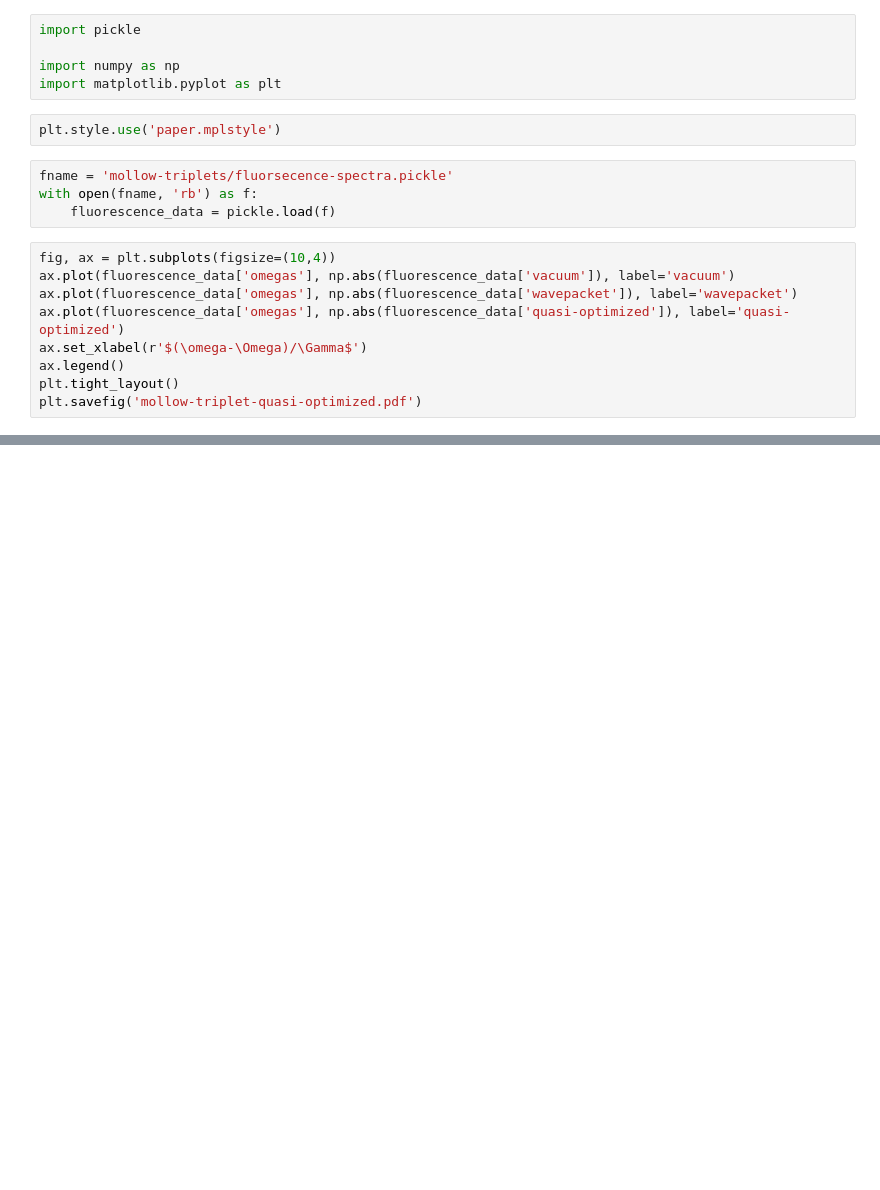
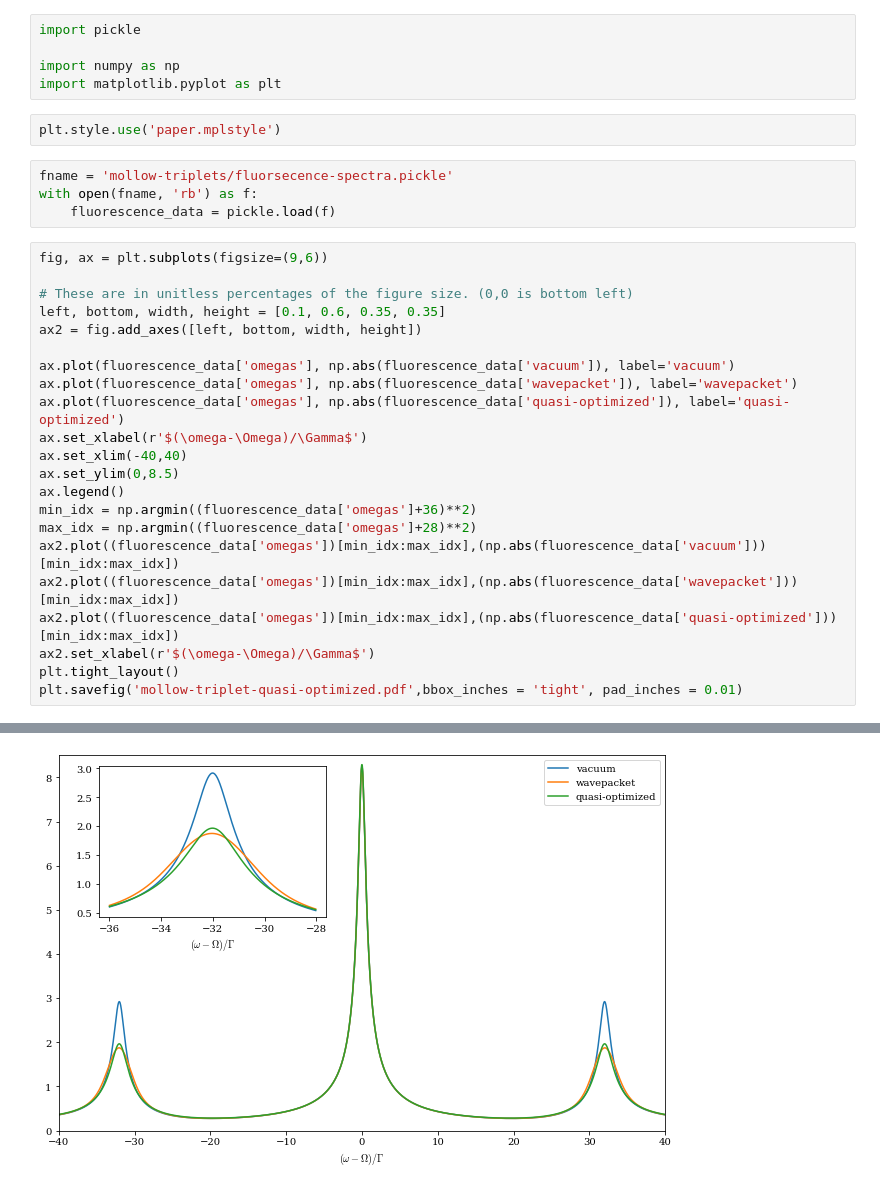
Before and after one commit to CQuIC/pysme, a Jupyter notebook: notebooks/figures.ipynb, the cells around one changed output, grey strips where cells are left out. Drawn from its saved outputs; the diff is of its cells as text; blank space fills up the shorter version.

```diff
--- a/notebooks/figures.ipynb
+++ b/notebooks/figures.ipynb
@@ -12,12 +14,25 @@ fname = 'mollow-triplets/fluorsecence-spectra.pickle'
 with open(fname, 'rb') as f:
     fluorescence_data = pickle.load(f)
 # %%
-fig, ax = plt.subplots(figsize=(10,4))
+fig, ax = plt.subplots(figsize=(9,6))
+
+# These are in unitless percentages of the figure size. (0,0 is bottom left)
+left, bottom, width, height = [0.1, 0.6, 0.35, 0.35]
+ax2 = fig.add_axes([left, bottom, width, height])
+
 ax.plot(fluorescence_data['omegas'], np.abs(fluorescence_data['vacuum']), label='vacuum')
 ax.plot(fluorescence_data['omegas'], np.abs(fluorescence_data['wavepacket']), label='wavepacket')
 ax.plot(fluorescence_data['omegas'], np.abs(fluorescence_data['quasi-optimized']), label='quasi-optimized')
 ax.set_xlabel(r'$(\omega-\Omega)/\Gamma$')
+ax.set_xlim(-40,40)
+ax.set_ylim(0,8.5)
 ax.legend()
+min_idx = np.argmin((fluorescence_data['omegas']+36)**2)
+max_idx = np.argmin((fluorescence_data['omegas']+28)**2)
+ax2.plot((fluorescence_data['omegas'])[min_idx:max_idx],(np.abs(fluorescence_data['vacuum']))[min_idx:max_idx])
+ax2.plot((fluorescence_data['omegas'])[min_idx:max_idx],(np.abs(fluorescence_data['wavepacket']))[min_idx:max_idx])
+ax2.plot((fluorescence_data['omegas'])[min_idx:max_idx],(np.abs(fluorescence_data['quasi-optimized']))[min_idx:max_idx])
+ax2.set_xlabel(r'$(\omega-\Omega)/\Gamma$')
 plt.tight_layout()
-plt.savefig('mollow-triplet-quasi-optimized.pdf')
+plt.savefig('mollow-triplet-quasi-optimized.pdf',bbox_inches = 'tight', pad_inches = 0.01)
 # %% [output]
@@ -24,0 +39 @@ plt.savefig('mollow-triplet-quasi-optimized.pdf')
+[figure, added]
```
Also changed, not shown: parts of 13 cells of this notebook, 1 other file.
